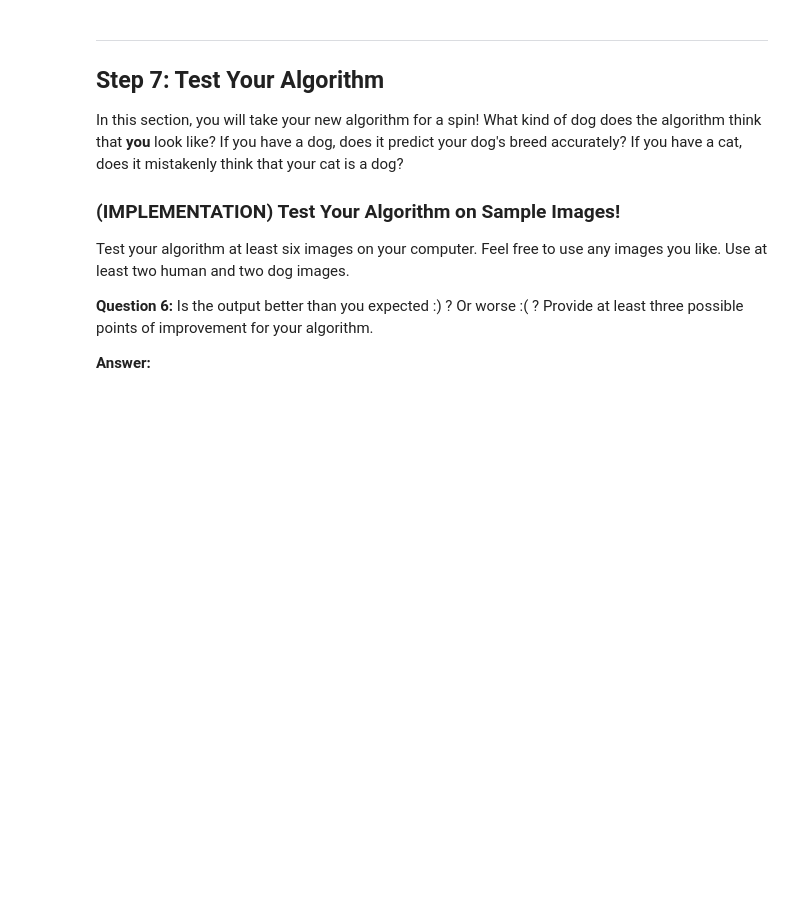
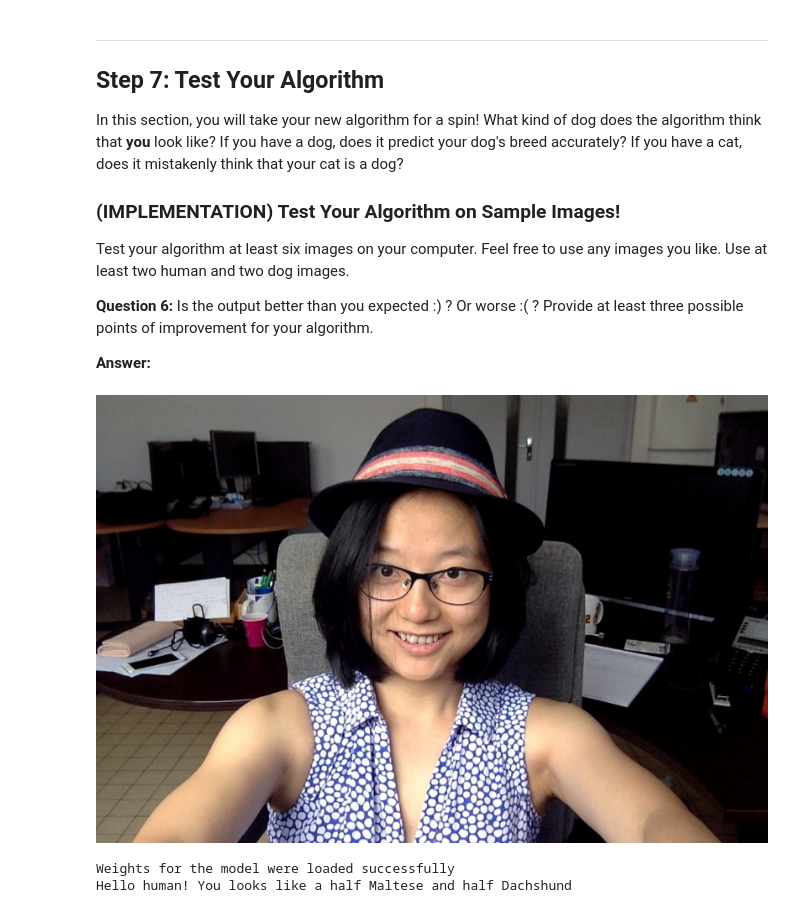
Before and after one commit to springshuai/Deep-Learning-Dog-Project, a Jupyter notebook: dog_app.ipynb, the cells around one changed output. Cells and saved outputs as stored; diff of their text form; code cells hidden in the pictures; blank space fills up the shorter version.

```diff
--- a/dog_app.ipynb
+++ b/dog_app.ipynb
@@ -1131,0 +1174,10 @@ __Answer:__
+# %%
+from IPython import display
+display.Image(filename='images/WechatIMG11.jpeg')
+# %% [output]
+[figure, added]
+# %%
+Main_interface('images/WechatIMG11.jpeg')
+# %% [output]
+Weights for the model were loaded successfully
+Hello human! You looks like a half Maltese and half Dachshund
```
Also changed, not shown: parts of 27 cells of this notebook, 10 other files.
